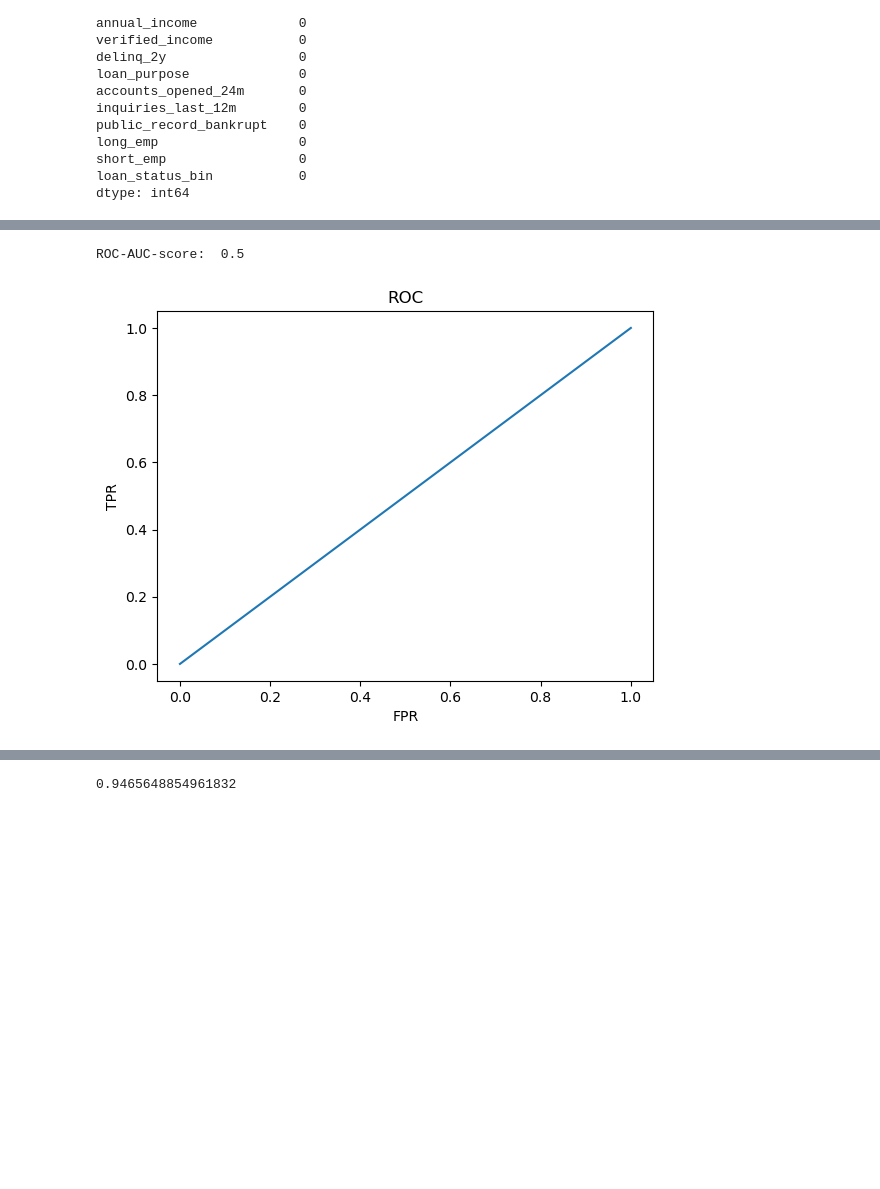
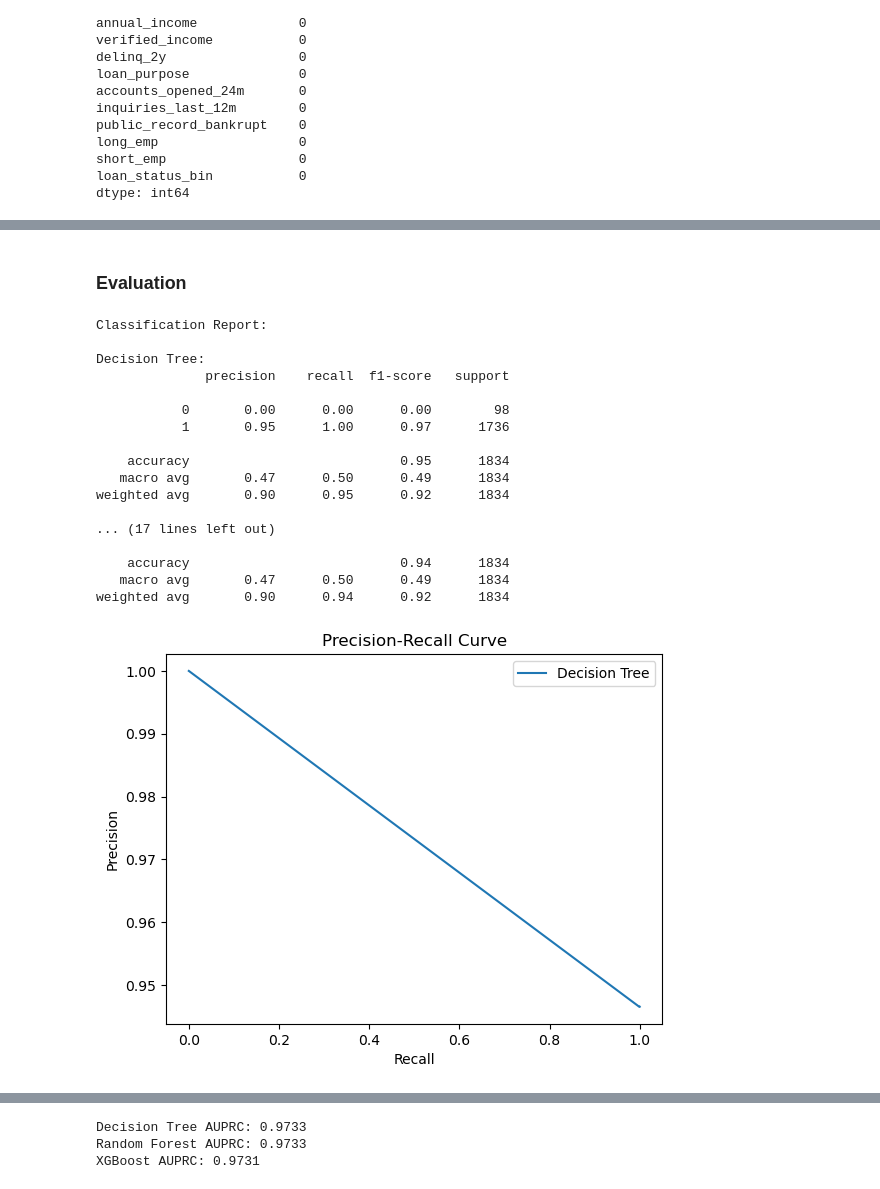
Before and after one commit to Nyabaga/phase-3-project, a Jupyter notebook: Untitled.ipynb, the cells around one changed output, grey strips where cells are left out. Cells and saved outputs as stored; diff of their text form; code cells hidden in the pictures; blank space fills up the shorter version.

```diff
--- a/Untitled.ipynb
+++ b/Untitled.ipynb
@@ -426,2 +447,0 @@ pipe_lr = Pipeline([('scaler', sc), ('clf', clf)])
-# %%
-pipe_lr.fit(X_train, y_train)
@@ -437,0 +454,12 @@ pipe_lr.score(X_train, y_train) #accuracy rate
+# %%
+# Decision Tree
+dt_model = DecisionTreeClassifier(max_depth=5)
+dt_model.fit(X_train, y_train)
+
+# Random Forest
+rf_model = RandomForestClassifier(n_estimators=100)
+rf_model.fit(X_train, y_train)
+
+# XGBoost
+xgb_model = xgboost.XGBClassifier()
+xgb_model.fit(X_train, y_train)
@@ -438,16 +478,49 @@ pipe_lr.score(X_train, y_train) #accuracy rate
+# %%
+dt_pred = dt_model.predict(X_test)
+rf_pred = rf_model.predict(X_test)
+xgb_pred = xgb_model.predict(X_test)
+# %% [markdown]
+### Evaluation
 # %%
-test_probas = pipe_lr.predict_proba(X_test)[:,1]
-from sklearn.metrics import roc_auc_score
-from sklearn.metrics import roc_curve
-from sklearn.metrics import accuracy_score
+from sklearn.metrics import classification_report, precision_recall_curve, auc
 
-fpr, tpr, tresholds = roc_curve(y_test, test_probas)
-plt.plot(fpr, tpr)
-plt.title('ROC')
-plt.xlabel('FPR')
-plt.ylabel('TPR')
+# Classification Report
+print("Classification Report:")
+for model_name, pred in [('Decision Tree', dt_pred), ('Random Forest', rf_pred), ('XGBoost', xgb_pred)]:
+    print(f"\n{model_name}:")
+    print(classification_report(y_test, pred))
 
-print('ROC-AUC-score: ', roc_auc_score(y_test, test_probas))
+# Precision-Recall Curve (PRC)
+for model_name, pred in [('Decision Tree', dt_pred), ('Random Forest', rf_pred), ('XGBoost', xgb_pred)]:
+    precision, recall, thresholds = precision_recall_curve(y_test, pred)
+    plt.plot(recall, precision, label=model_name)
+    plt.xlabel('Recall')
+    plt.ylabel('Precision')
+    plt.title('Precision-Recall Curve')
+    plt.legend()
+    plt.show()
+
+# AUPRC
+for model_name, pred in [('Decision Tree', dt_pred), ('Random Forest', rf_pred), ('XGBoost', xgb_pred)]:
+    precision, recall, thresholds = precision_recall_curve(y_test, pred)
+    auprc = auc(recall, precision)
+    print(f"{model_name} AUPRC: {auprc:.4f}")
 # %% [output]
-ROC-AUC-score:  0.5
+Classification Report:
+
+Decision Tree:
+              precision    recall  f1-score   support
+
+           0       0.00      0.00      0.00        98
+           1       0.95      1.00      0.97      1736
+
+    accuracy                           0.95      1834
+   macro avg       0.47      0.50      0.49      1834
+weighted avg       0.90      0.95      0.92      1834
+
+... (17 lines left out)
+
+    accuracy                           0.94      1834
+   macro avg       0.47      0.50      0.49      1834
+weighted avg       0.90      0.94      0.92      1834
-[figure, old version]
+[figure, new version]
@@ -454,6 +529,3 @@ ROC-AUC-score:  0.5
+Decision Tree AUPRC: 0.9733
+Random Forest AUPRC: 0.9733
+XGBoost AUPRC: 0.9731
-# %%
-#Testing with LR.score:
-
-accuracy_score(y_test, pipe_lr.predict(X_test))
-# %% [output]
-0.9465648854961832
```
Also changed, not shown: parts of 25 cells of this notebook, 7 other files.
